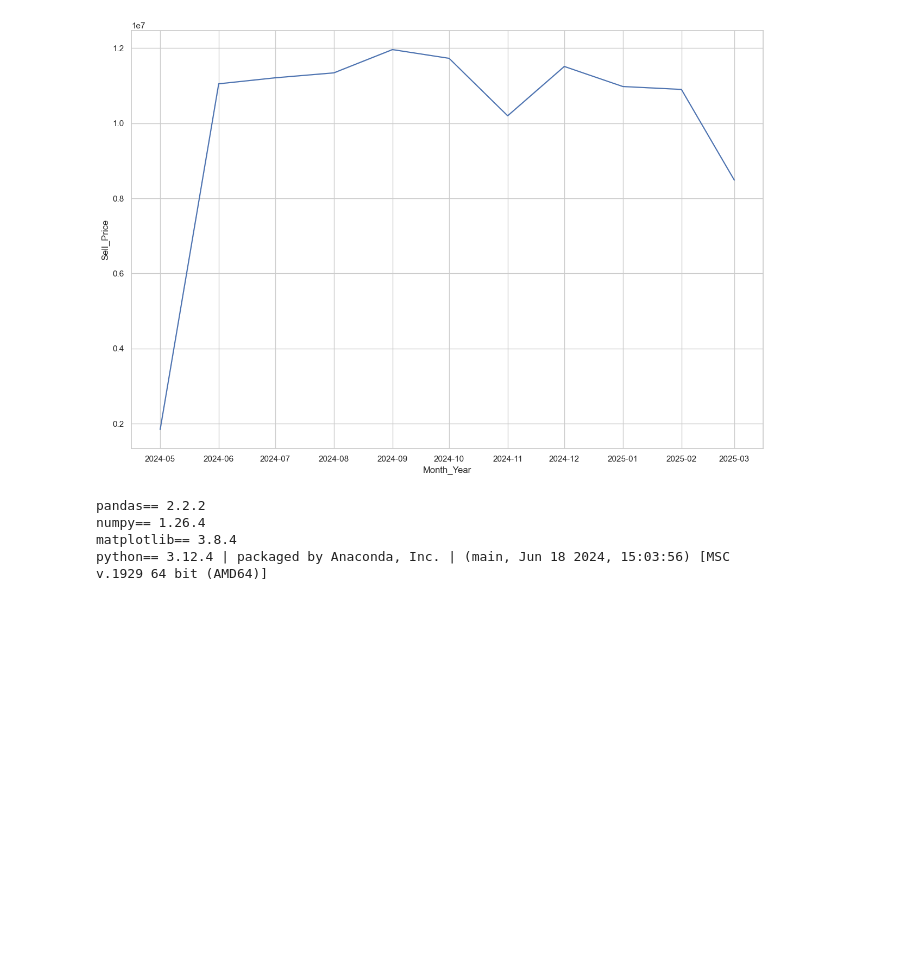
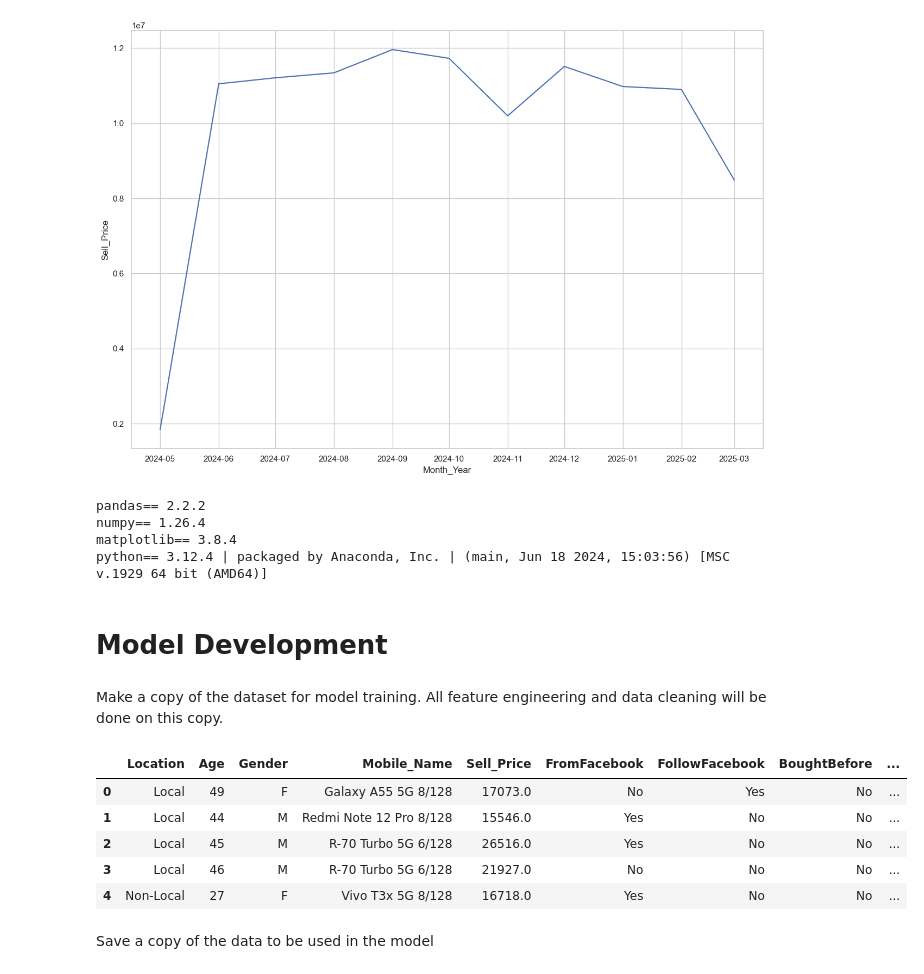
Before and after one commit to adebayopeter/SDS-CP026-retail-pulse, a Jupyter notebook: submissions/team/karl-munroe/data-analysis.ipynb, the cells around one changed output. Cells and saved outputs as stored; diff of their text form; code cells hidden in the pictures; blank space fills up the shorter version.

```diff
--- a/submissions/team/karl-munroe/data-analysis.ipynb
+++ b/submissions/team/karl-munroe/data-analysis.ipynb
@@ -342,3 +344,22 @@ pandas== 2.2.2
 numpy== 1.26.4
 matplotlib== 3.8.4
 python== 3.12.4 | packaged by Anaconda, Inc. | (main, Jun 18 2024, 15:03:56) [MSC v.1929 64 bit (AMD64)]
+# %% [markdown]
+# Model Development
+# %% [markdown]
+Make a copy of the dataset for model training. All feature engineering and data cleaning will be done on this copy.
+# %%
+model_dataset = dataset[['Location', 'Age', 'Gender', 'Mobile_Name', 'Sell_Price',
+       'FromFacebook', 'FollowFacebook', 'BoughtBefore',
+       'HeardBefore']].copy()
+# %%
+model_dataset.head()
+# %% [output]
+|  | Location | Age | Gender | Mobile_Name | Sell_Price | FromFacebook | FollowFacebook | BoughtBefore | ... |
+| 0 | Local | 49 | F | Galaxy A55 5G 8/128 | 17073.0 | No | Yes | No | ... |
+| 1 | Local | 44 | M | Redmi Note 12 Pro 8/128 | 15546.0 | Yes | No | No | ... |
+| 2 | Local | 45 | M | R-70 Turbo 5G 6/128 | 26516.0 | Yes | No | No | ... |
+| 3 | Local | 46 | M | R-70 Turbo 5G 6/128 | 21927.0 | No | No | No | ... |
+| 4 | Non-Local | 27 | F | Vivo T3x 5G 8/128 | 16718.0 | Yes | No | No | ... |
+# %% [markdown]
+Save a copy of the data to be used in the model
```
Also changed, not shown: parts of 10 cells of this notebook, 5 other files.
